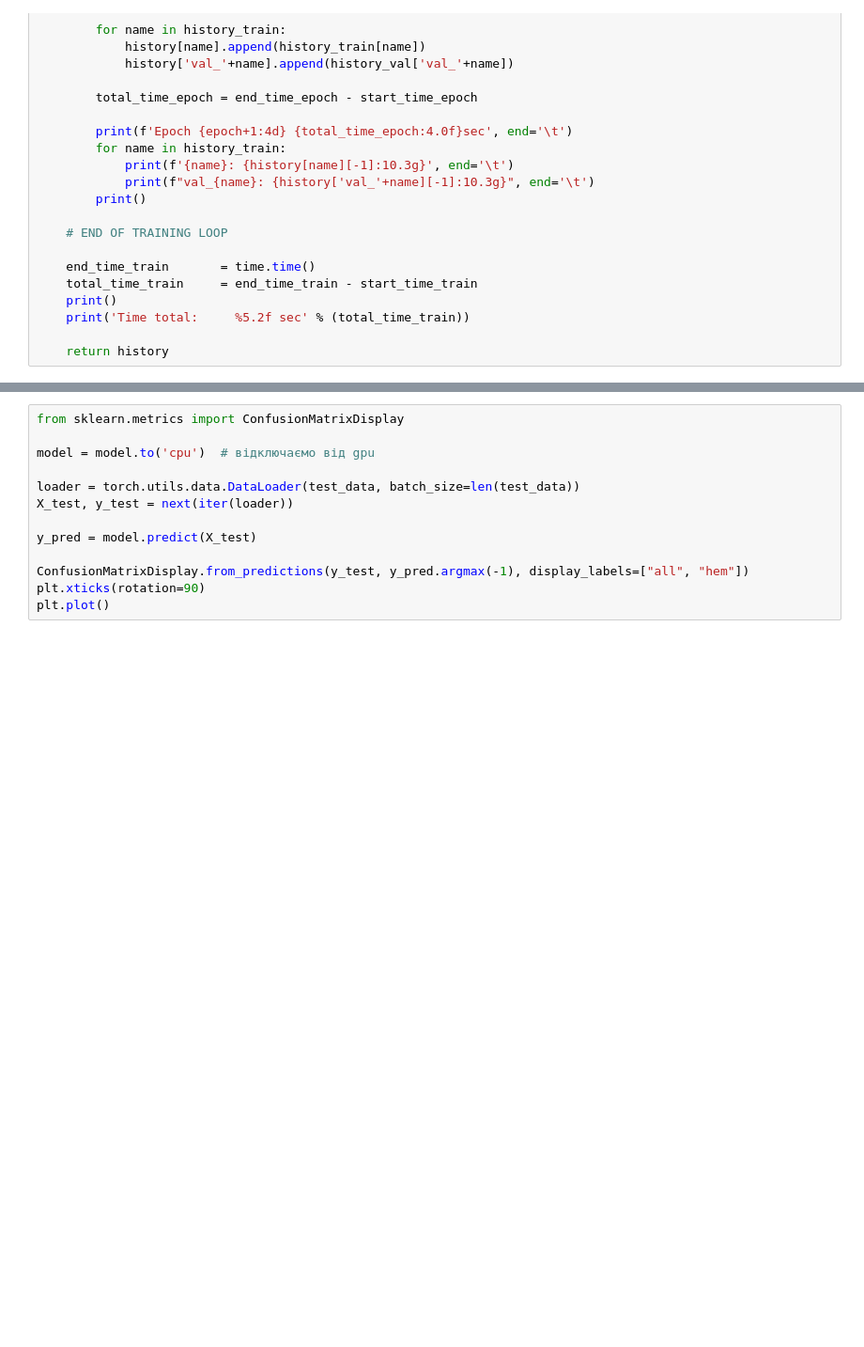
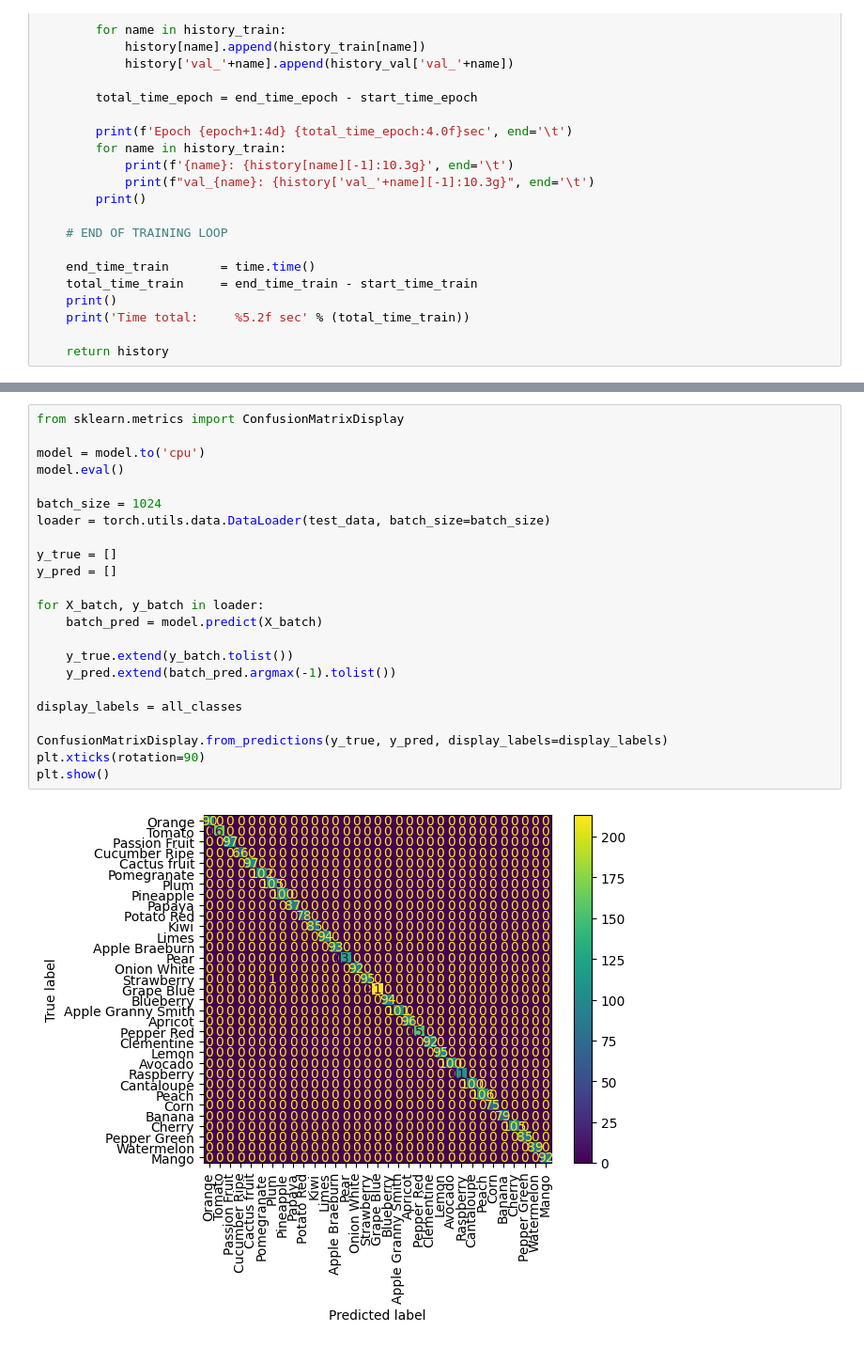
Before and after one commit to VDidyk/AI, a Jupyter notebook: save-images-hw.ipynb, the cells around one changed output, grey strips where cells are left out. Shown: that part at 94% size. Drawn from its saved outputs; the diff is of its cells as text; blank space fills up the shorter version.

```diff
--- a/save-images-hw.ipynb
+++ b/save-images-hw.ipynb
@@ -435,13 +435,25 @@ plot_metric(history, 'accuracy_score')
 # %%
 from sklearn.metrics import ConfusionMatrixDisplay
 
-model = model.to('cpu')  # відключаємо від gpu
+model = model.to('cpu')
+model.eval()
 
-loader = torch.utils.data.DataLoader(test_data, batch_size=len(test_data))
-X_test, y_test = next(iter(loader))
+batch_size = 1024
+loader = torch.utils.data.DataLoader(test_data, batch_size=batch_size)
 
-y_pred = model.predict(X_test)
+y_true = []
+y_pred = []
 
-ConfusionMatrixDisplay.from_predictions(y_test, y_pred.argmax(-1), display_labels=["all", "hem"])
+for X_batch, y_batch in loader:
+    batch_pred = model.predict(X_batch)
+
+    y_true.extend(y_batch.tolist())
+    y_pred.extend(batch_pred.argmax(-1).tolist())
+
+display_labels = all_classes
+
+ConfusionMatrixDisplay.from_predictions(y_true, y_pred, display_labels=display_labels)
 plt.xticks(rotation=90)
-plt.plot()
+plt.show()
+# %% [output]
+[figure, added]
```
Also changed, not shown: parts of 4 cells of this notebook.
